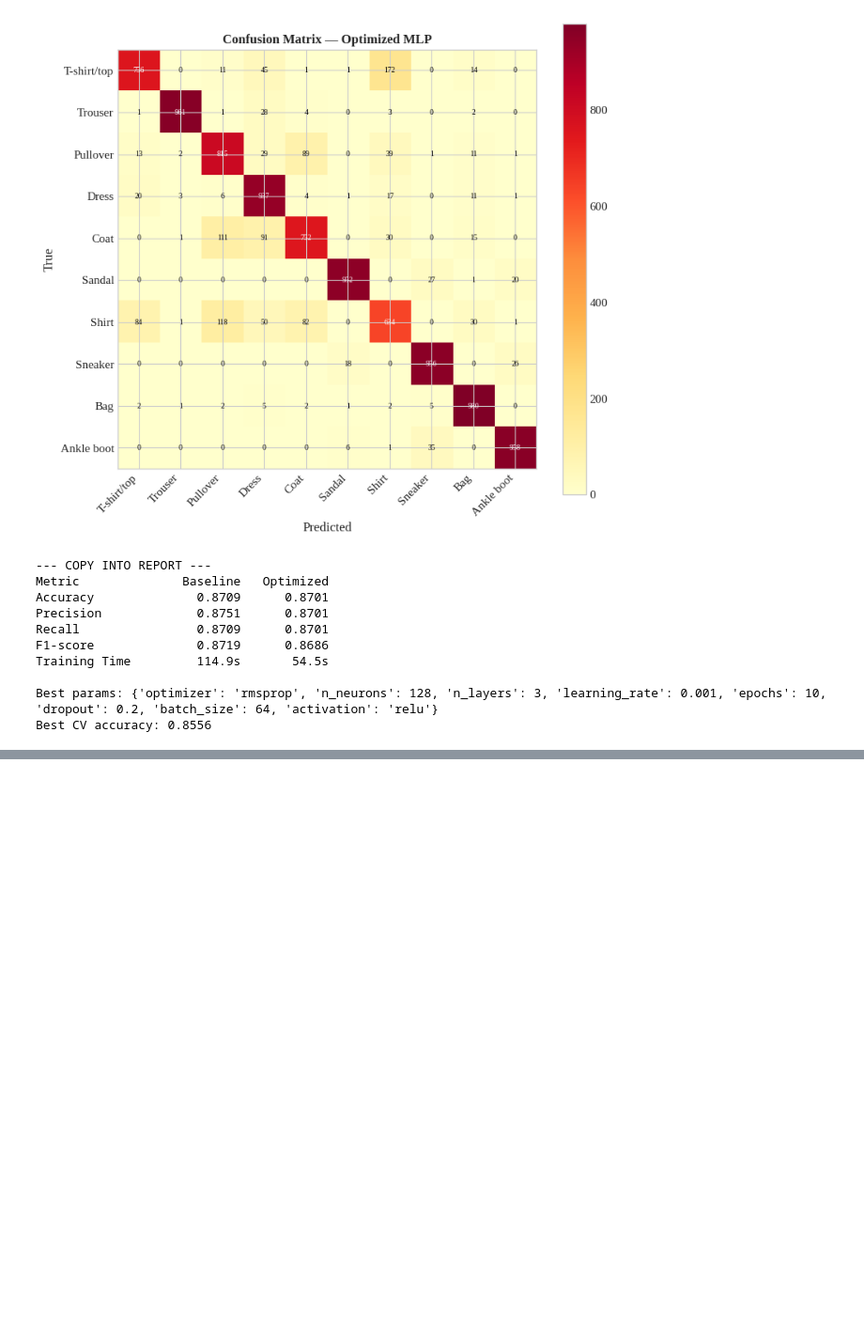
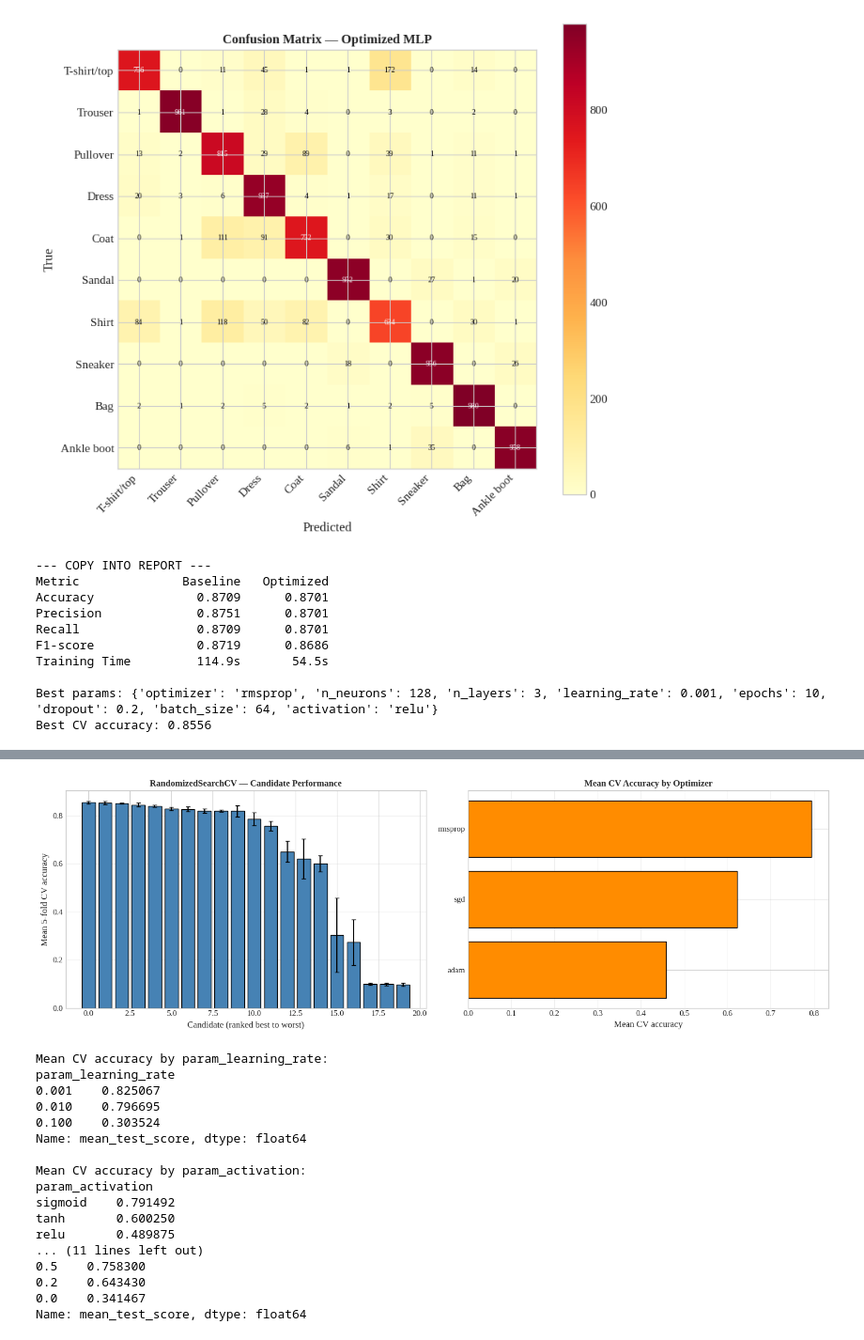
Before and after one commit to nzoopxw/deep-learning-lab-sem5, a Jupyter notebook: dl_lab_02.ipynb, the cells around one changed output, grey strips where cells are left out. Shown at 94% size. Drawn from its saved outputs; the diff is of its cells as text; code cells hidden in the pictures; blank space fills up the shorter version.

```diff
--- a/dl_lab_02.ipynb
+++ b/dl_lab_02.ipynb
@@ -457,0 +478,43 @@ Best CV accuracy: 0.8556
+# %%
+res = pd.DataFrame(search.cv_results_).sort_values('mean_test_score', ascending=False)
+
+fig, ax = plt.subplots(1, 2, figsize=(15, 5))
+ax[0].bar(range(len(res)), res['mean_test_score'], yerr=res['std_test_score'],
+          capsize=3, color='steelblue', edgecolor='black')
+ax[0].set_xlabel("Candidate (ranked best to worst)")
+ax[0].set_ylabel("Mean 5-fold CV accuracy")
+ax[0].set_title("RandomizedSearchCV — Candidate Performance")
+ax[0].grid(axis='y', alpha=0.3)
+
+grp = res.groupby('param_optimizer')['mean_test_score'].mean().sort_values()
+ax[1].barh(grp.index.astype(str), grp.values, color='darkorange', edgecolor='black')
+ax[1].set_xlabel("Mean CV accuracy"); ax[1].set_title("Mean CV Accuracy by Optimizer")
+ax[1].grid(axis='x', alpha=0.3)
+
+plt.tight_layout()
+plt.savefig("plots/08_search_results.png", dpi=150, bbox_inches='tight')
+plt.show()
+
+# Which hyperparameter mattered most
+for p in ['param_learning_rate', 'param_activation', 'param_n_layers', 'param_dropout']:
+    print(f"\nMean CV accuracy by {p}:")
+    print(res.groupby(p)['mean_test_score'].mean().sort_values(ascending=False))
+# %% [output]
+[figure, added]
+Mean CV accuracy by param_learning_rate:
+param_learning_rate
+0.001    0.825067
+0.010    0.796695
+0.100    0.303524
+Name: mean_test_score, dtype: float64
+
+Mean CV accuracy by param_activation:
+param_activation
+sigmoid    0.791492
+tanh       0.600250
+relu       0.489875
+... (11 lines left out)
+0.5    0.758300
+0.2    0.643430
+0.0    0.341467
+Name: mean_test_score, dtype: float64
```
Also changed, not shown: parts of 2 cells of this notebook.
